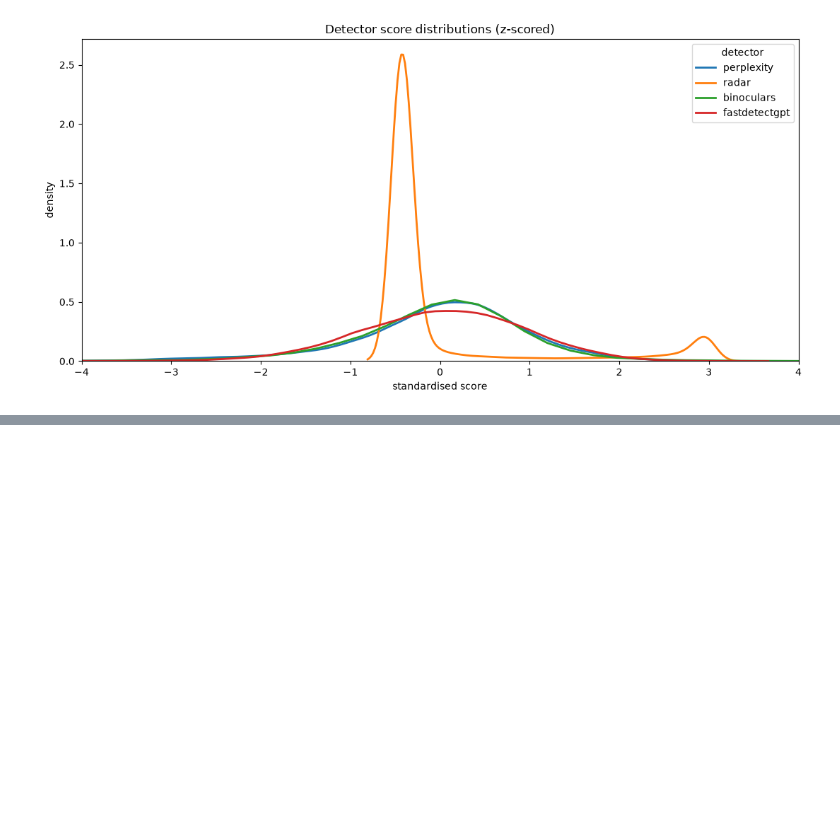
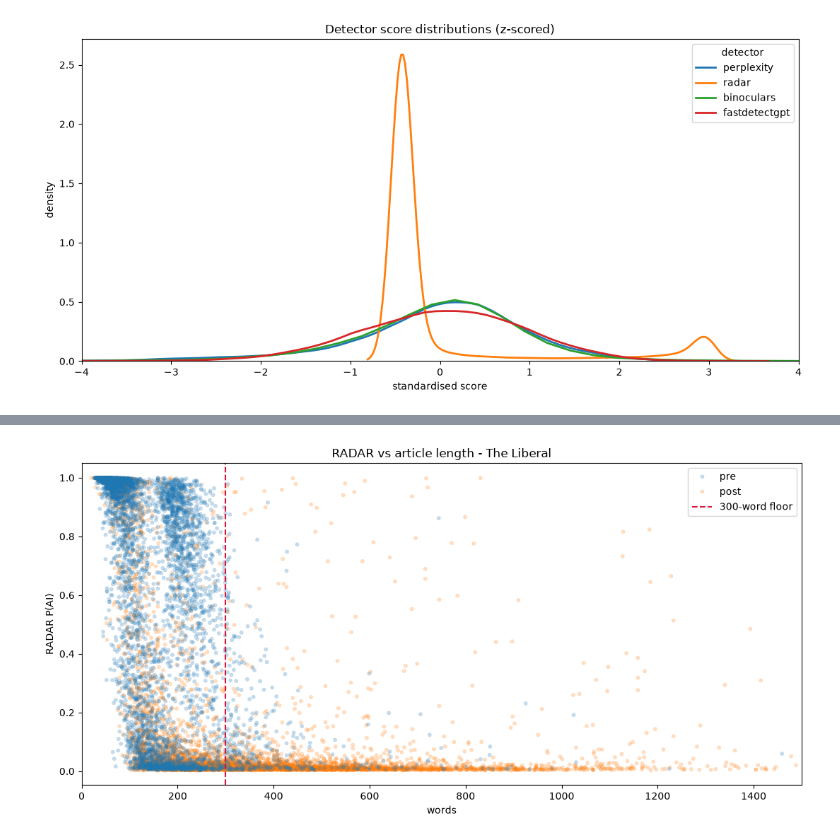
Before and after one commit to Ri-Dearg/eire-ai-analysis, a Jupyter notebook: notebooks/eda_presentation.ipynb, the cells around one changed output, grey strips where cells are left out. Drawn from its saved outputs; the diff is of its cells as text; code cells hidden in the pictures; blank space fills up the shorter version.

Commit message:
feat(pres): ✨ add RADAR examination

```diff
--- a/notebooks/eda_presentation.ipynb
+++ b/notebooks/eda_presentation.ipynb
@@ -201,0 +206,18 @@ fig.tight_layout()
+# %%
+# RADAR score vs length for The Liberal, by period; 300-word floor marked.
+liberal = df[df['outlet'] == 'the_liberal']
+
+fig, ax = plt.subplots(figsize=(11, 5.5))
+sns.scatterplot(
+    data=liberal, x='word_count', y='radar_score', hue='period',
+    hue_order=PERIOD_ORDER, alpha=0.25, s=14, edgecolor=None, ax=ax,
+)
+ax.axvline(300, color='crimson', ls='--', lw=1.5, label='300-word floor')
+ax.set_xlim(0, 1500)
+ax.set_title('RADAR vs article length - The Liberal')
+ax.set_xlabel('words')
+ax.set_ylabel('RADAR P(AI)')
+ax.legend(title='')
+fig.tight_layout()
+# %% [output]
+[figure, added]
```
Also changed, not shown: parts of 1 cell of this notebook.
